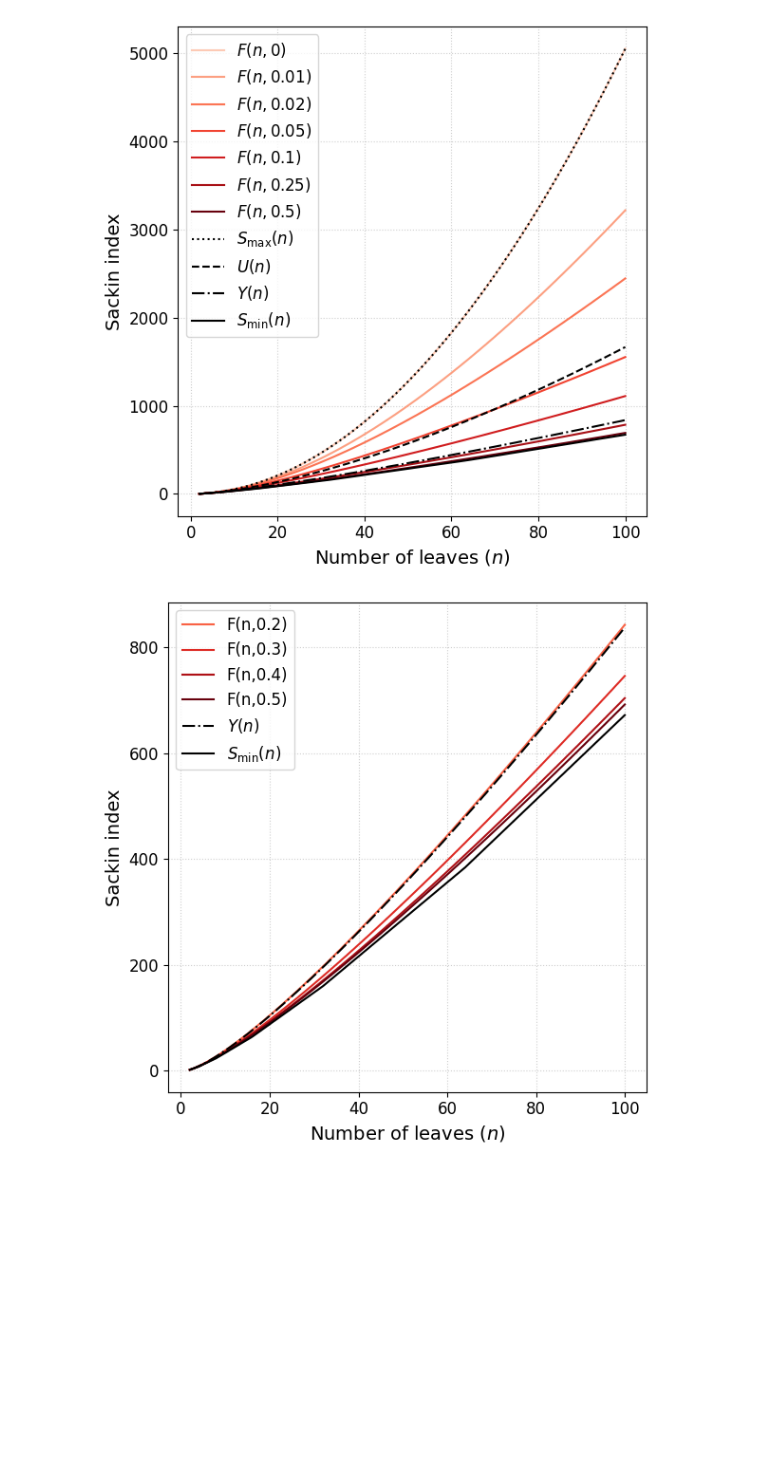
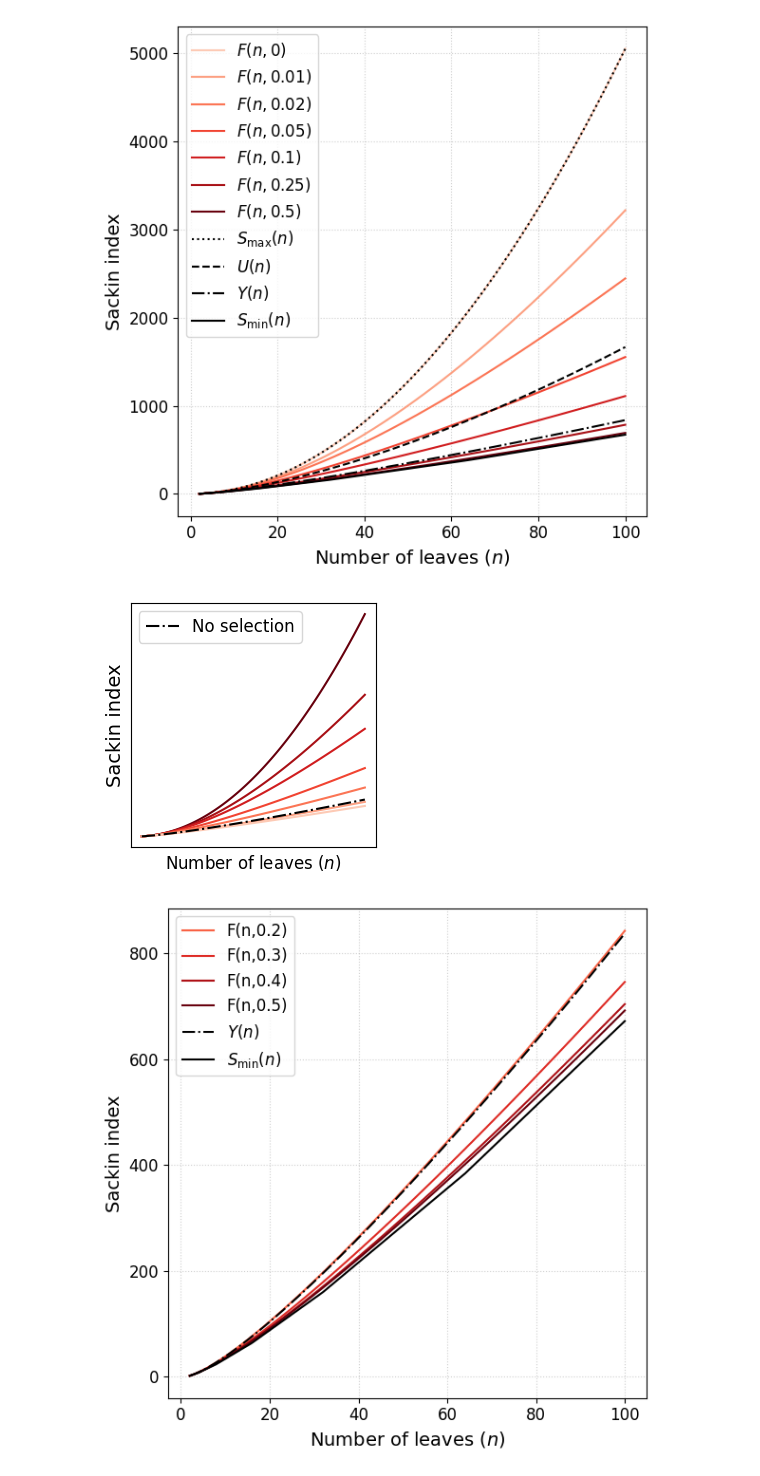
Before and after one commit to dbauman18/biased_speciation_calculation, a Jupyter notebook: biased_speciation.ipynb, the cells around one changed output. Saved outputs shown, nothing was run; the diff lists cells and outputs as text; code cells hidden in the pictures; blank space fills up the shorter version.

Commit message:
new plot for figure

```diff
--- a/biased_speciation.ipynb
+++ b/biased_speciation.ipynb
@@ -128,6 +128,49 @@ plt.savefig("./plots/sackin_biased_speciation_constant_lambda.png", dpi=300)
 plt.show()
 # %% [output]
 [figure]
+# %%
+plt.figure(figsize=(3,3))
+# Data range
+N = range(2, 100 + 1)
+
+
+
+
+# Values of p to plot
+p = [0, 0.01, 0.02, 0.05, 0.1, 0.25, 0.5]
+
+# Use a colormap for probabilities, using shades of a single color
+# what is best colormap?
+min_color = 1.0
+max_color = 0.2
+colors = cm.Reds(np.linspace(min_color, max_color, len(p)))
+
+for prob, color in zip(p, colors):
+    means = [sackin_mean_const_p(n, prob) for n in N]
+    plt.plot(N, means, alpha=1, color=color, lw=1.5)
+
+# Add reference models
+plt.plot(N, [sackin_yule(n) for n in N],
+         label="No selection", linestyle='-.', color='black', alpha=1, linewidth=1.5)
+
+# Labels and title
+plt.xlabel("Number of leaves ($n$)", fontsize=12)
+plt.ylabel("Sackin index", fontsize=14)
+# plt.title(r"Mean Sackin index under biased speciation model with split distribution $\lambda \sim p$", fontsize=16)
+
+# Fontsize of axis ticks
+plt.xticks([],fontsize=12)
+plt.yticks([],fontsize=12)
+plt.legend(fontsize=12)
+
+
+# Grid and layout
+plt.grid(True, linestyle=":", alpha=0.6)
+plt.tight_layout()
+
+plt.show()
+# %% [output]
+[figure, added]
 # %%
 # N = [2, 4, 8, 16, 32, 64, 128, 256, 512, 1024, 2048, 4096, 8192]
 
```
